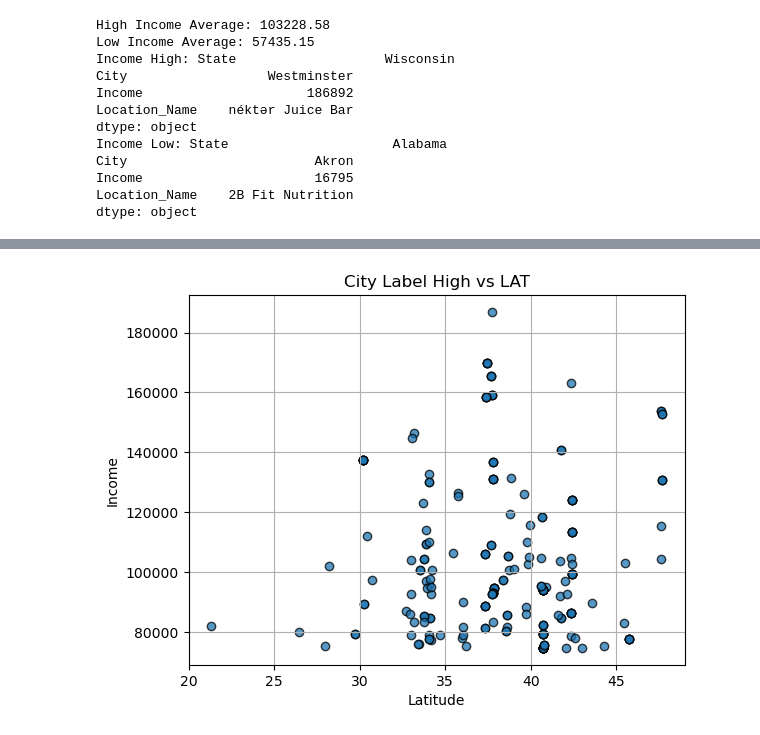
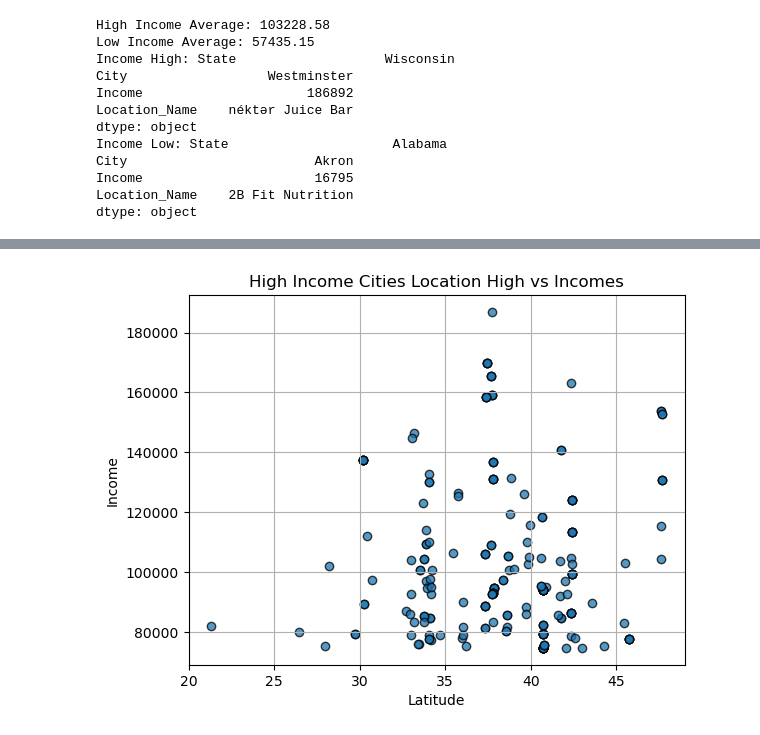
Before and after one commit to bseri0/Proj_1, a Jupyter notebook: py_api/alan_prj_1.ipynb, the cells around one changed output, grey strips where cells are left out. Saved outputs shown, nothing was run; the diff lists cells and outputs as text; code cells hidden in the pictures.

```diff
--- a/py_api/alan_prj_1.ipynb
+++ b/py_api/alan_prj_1.ipynb
@@ -440,19 +433,16 @@ map_plot_nj
 # %% [output]
 [interactive output not drawn]
 # %%
-# Build scatter plot for latitude vs. income
+# Build scatter plot for latitude vs. high income ciites
 plt.scatter(no_dups_health_food_df["Lat"][no_dups_health_food_df['Category_Label'] == 'High'], no_dups_health_food_df[no_dups_health_food_df['Category_Label'] == 'High']['Income'], edgecolors="black", alpha=0.75)
 
 # Incorporate the other graph properties
-plt.title(f"City Label High vs LAT")
+plt.title("High Income Cities Location High vs Incomes")
 plt.xlabel("Latitude")
 plt.ylabel("Income")
 plt.grid(True)
 
-# Save the figure
-# plt.savefig("../output_data/Fig1.png")
-
 # Show plot
 plt.show()
 # %% [output]
-[figure, old version]
+[figure, new version]
```
Also changed, not shown: parts of 13 cells of this notebook.
